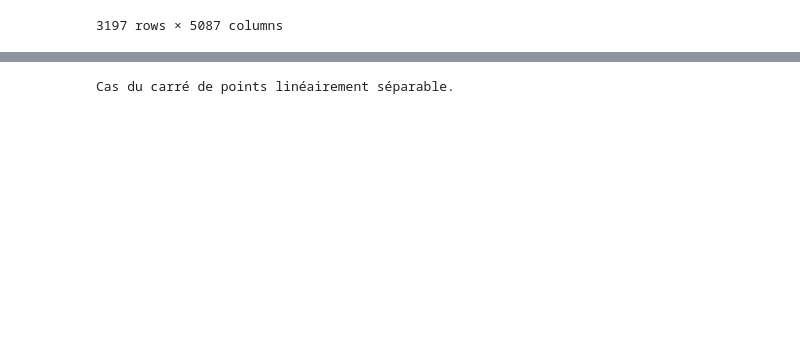
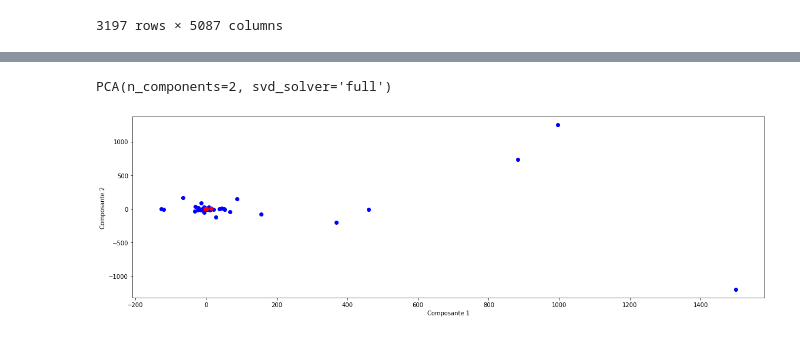
Before and after one commit to gallomovic/Projet_Machine_Learning, a Jupyter notebook: projet machine learning.ipynb, the cells around one changed output, grey strips where cells are left out. Cells and saved outputs as stored; diff of their text form; code cells hidden in the pictures; blank space fills up the shorter version.

```diff
--- a/projet machine learning.ipynb
+++ b/projet machine learning.ipynb
@@ -236,40 +165,0 @@ plt.ylim([0,1])
-# %%
-import numpy as np
-import matplotlib.pyplot as plt
-import matplotlib.cm as cm
-import sklearn
-plt.ion()
-
-def plot_boundary(clf, X, y):
-    x_min, x_max = X[:, 0].min() - .1, X[:, 0].max() + .1
-    y_min, y_max = X[:, 1].min() - .1, X[:, 1].max() + .1
-    Nbins = 300
-    dx = max((x_max- x_min)/Nbins, (y_max- y_min)/Nbins) #  0.002 <--> Nbins=500 ## grid mesh size
-    xx, yy = np.meshgrid(np.arange(x_min, x_max, dx),
-                         np.arange(y_min, y_max, dx))
-
-    ## prediction value by zone
-    Z = clf.predict(np.c_[xx.ravel(), yy.ravel()])
-    Z = Z.reshape(xx.shape)
-
-    ## crée une nouvelle figure (avec le numero suivant de la figure de numeor le plus grand)
-    plt.figure(figsize=[5,5]) ## equal x and y lengths for a squared figure
-    ## plot du fond avec une couleur selon la valeur de Z(x,y)
-    plt.contourf(xx, yy, Z, cmap=plt.cm.Paired, alpha=0.8)
-    ## plot des points de données ##
-    plt.scatter(X[:, 0], X[:, 1], c=y, s = 100)
-    ## plot des vecteurs supports ##
-    plt.scatter(clf.support_vectors_[:,0],clf.support_vectors_[:,1], c = 'green', s = 200, marker='+')
-
-    plt.title('(training) "score" : ' + str(clf.score(X,y)))
-    plt.xlabel('$x_1$')
-    plt.ylabel('$x_2$')
-    plt.legend()
-    plt.xlim([0,1])
-    plt.ylim([0,1])
-
-##########################################################
-## data set 1 ##
-print("Cas du carré de points linéairement séparable.\n")
-# %% [output]
-Cas du carré de points linéairement séparable.
@@ -275,0 +169,23 @@ Cas du carré de points linéairement séparable.
+# %%
+preProcBis = sklearn.decomposition.PCA(n_components=2,svd_solver='full')
+preProcBis.fit(X_train)
+# %% [output]
+PCA(n_components=2, svd_solver='full')
+# %%
+constSTD = StandardScaler().fit_transform(X_train)
+constPCA = preProcBis.fit_transform(constSTD)
+# %%
+labels = train.iloc[:,0]
+plt.figure(figsize=(16, 5))
+for lab, col in zip((1, 2),
+                        ('blue', 'red')):
+        plt.scatter(constPCA[labels==lab, 0],
+                    constPCA[labels==lab, 1],
+                    label=lab,
+                    c=col)
+plt.xlabel('Composante 1')
+plt.ylabel('Composante 2')
+plt.tight_layout()
+plt.show()
+# %% [output]
+[figure, added]
```
Also changed, not shown: parts of 20 cells of this notebook.
